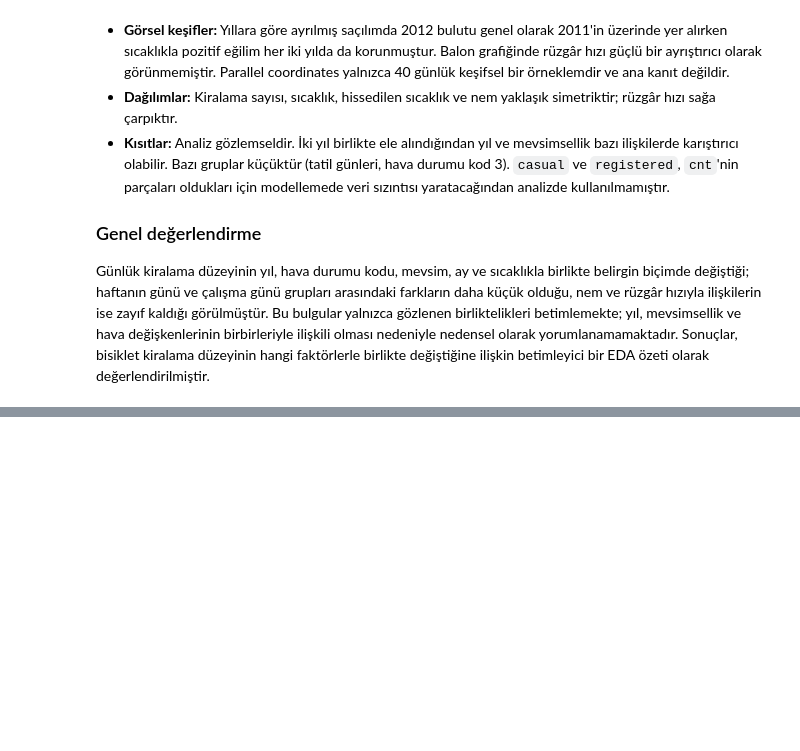
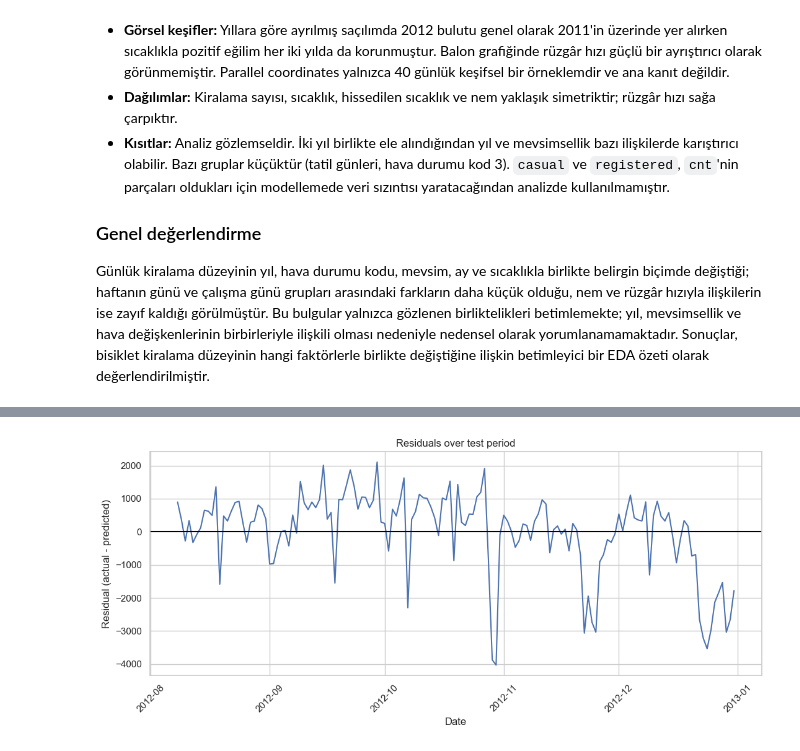
Before and after one commit to husnaaydn/bike-sharing-eda-project, a Jupyter notebook: bike_sharing_project.ipynb, the cells around one changed output, grey strips where cells are left out. Saved outputs shown, nothing was run; the diff lists cells and outputs as text; code cells hidden in the pictures; blank space fills up the shorter version.

```diff
--- a/bike_sharing_project.ipynb
+++ b/bike_sharing_project.ipynb
@@ -1462,0 +1717,19 @@ Günlük kiralama düzeyinin yıl, hava durumu kodu, mevsim, ay ve sıcaklıkla
+# %%
+fig, ax = plt.subplots(figsize=(11, 5))
+
+ax.plot(
+    comparison["date"],
+    comparison["residual"]
+)
+
+ax.axhline(0, color="black")
+
+ax.set_xlabel("Date")
+ax.set_ylabel("Residual (actual - predicted)")
+ax.set_title("Residuals over test period")
+
+plt.xticks(rotation=45)
+plt.tight_layout()
+plt.show()
+# %% [output]
+[figure, added]
```
Also changed, not shown: parts of 22 cells of this notebook, 2 other files.
